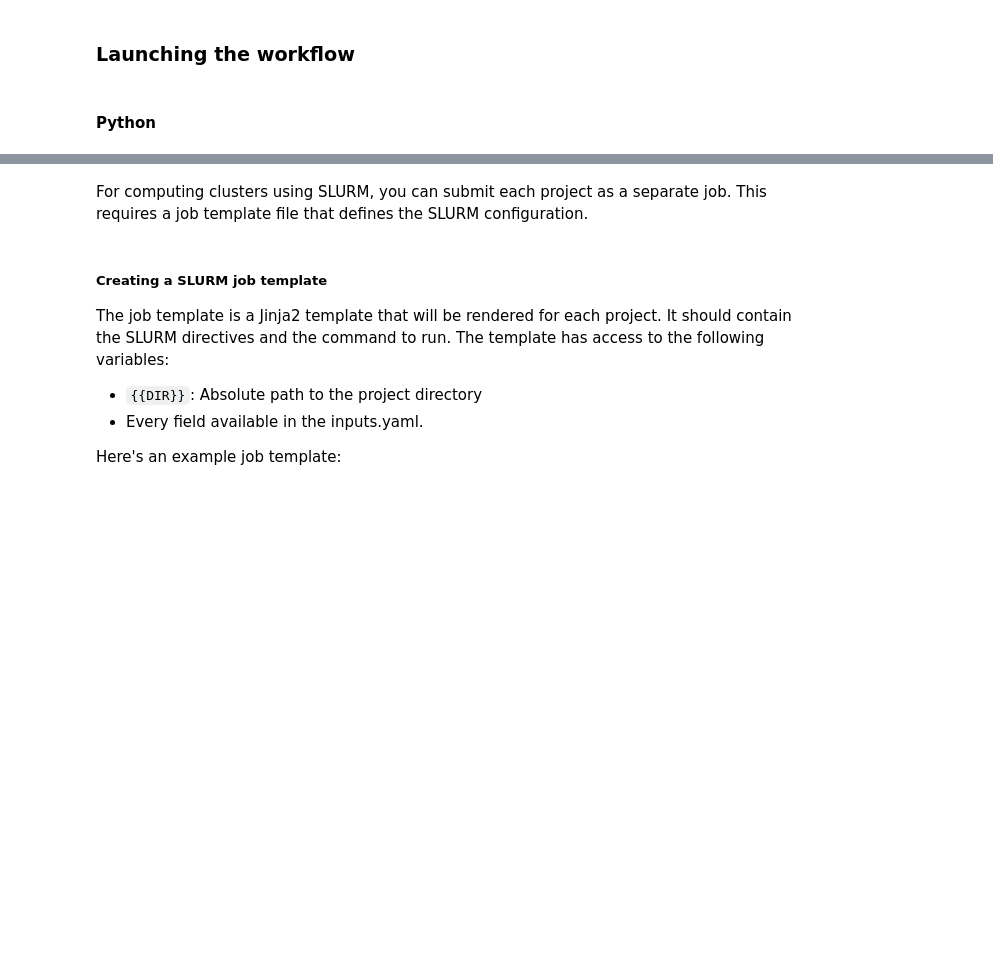
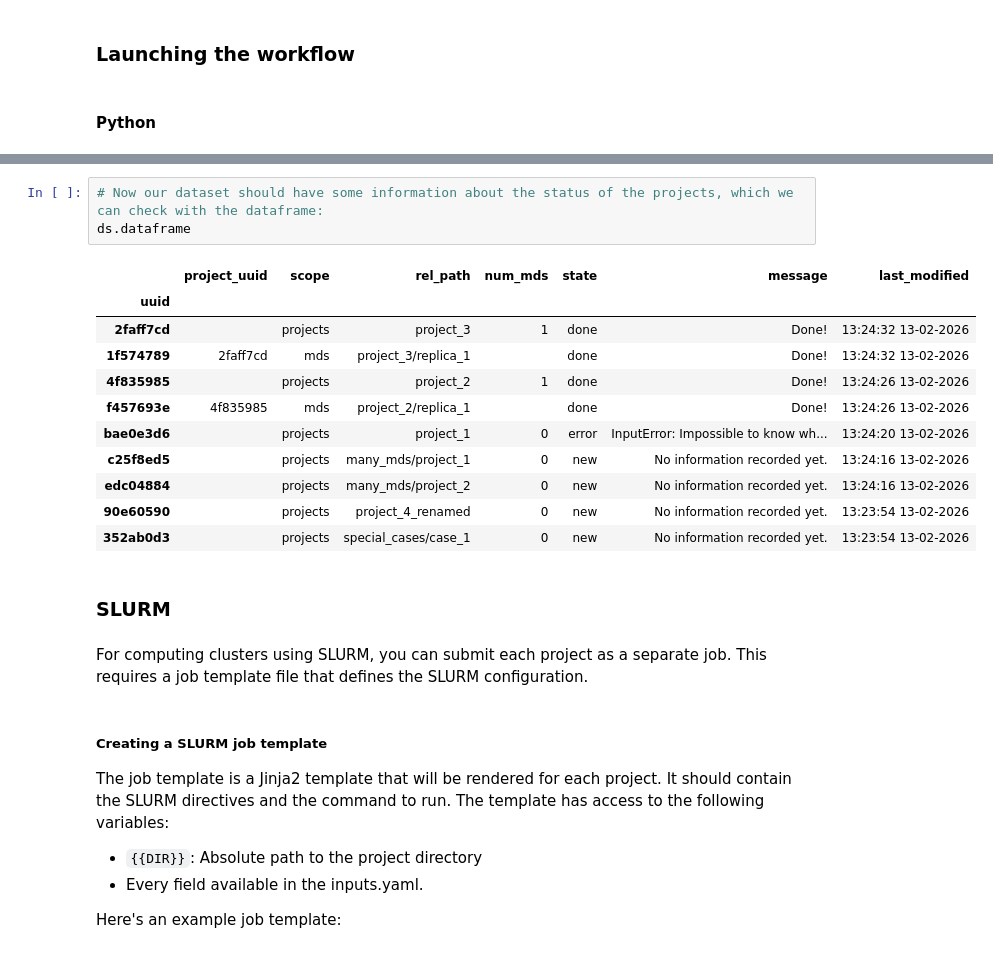
Before and after one commit to mmb-irb/MDDB-workflow, a Jupyter notebook: docs/source/dataset.ipynb, the cells around one changed output, grey strips where cells are left out. Drawn from its saved outputs; the diff is of its cells as text; blank space fills up the shorter version.

```diff
--- a/docs/source/dataset.ipynb
+++ b/docs/source/dataset.ipynb
@@ -576,3 +674,20 @@ All of the above functionality is also available through the command line interf
+# %%
+# Now our dataset should have some information about the status of the projects, which we can check with the dataframe:
+ds.dataframe
+# %% [output]
+|  | project_uuid | scope | rel_path | num_mds | state | message | last_modified |
+| uuid |  |  |  |  |  |  |  |
+| 2faff7cd |  | projects | project_3 | 1 | done | Done! | 13:24:32 13-02-2026 |
+| 1f574789 | 2faff7cd | mds | project_3/replica_1 |  | done | Done! | 13:24:32 13-02-2026 |
+| 4f835985 |  | projects | project_2 | 1 | done | Done! | 13:24:26 13-02-2026 |
+| f457693e | 4f835985 | mds | project_2/replica_1 |  | done | Done! | 13:24:26 13-02-2026 |
+| bae0e3d6 |  | projects | project_1 | 0 | error | InputError: Impossible to know wh... | 13:24:20 13-02-2026 |
+| c25f8ed5 |  | projects | many_mds/project_1 | 0 | new | No information recorded yet. | 13:24:16 13-02-2026 |
+| edc04884 |  | projects | many_mds/project_2 | 0 | new | No information recorded yet. | 13:24:16 13-02-2026 |
+| 90e60590 |  | projects | project_4_renamed | 0 | new | No information recorded yet. | 13:23:54 13-02-2026 |
+| 352ab0d3 |  | projects | special_cases/case_1 | 0 | new | No information recorded yet. | 13:23:54 13-02-2026 |
+# %% [markdown]
+### SLURM
 # %% [markdown]
 For computing clusters using SLURM, you can submit each project as a separate job. This requires a job template file that defines the SLURM configuration.
 # %% [markdown]
```
Also changed, not shown: parts of 36 cells of this notebook, 4 other files.
